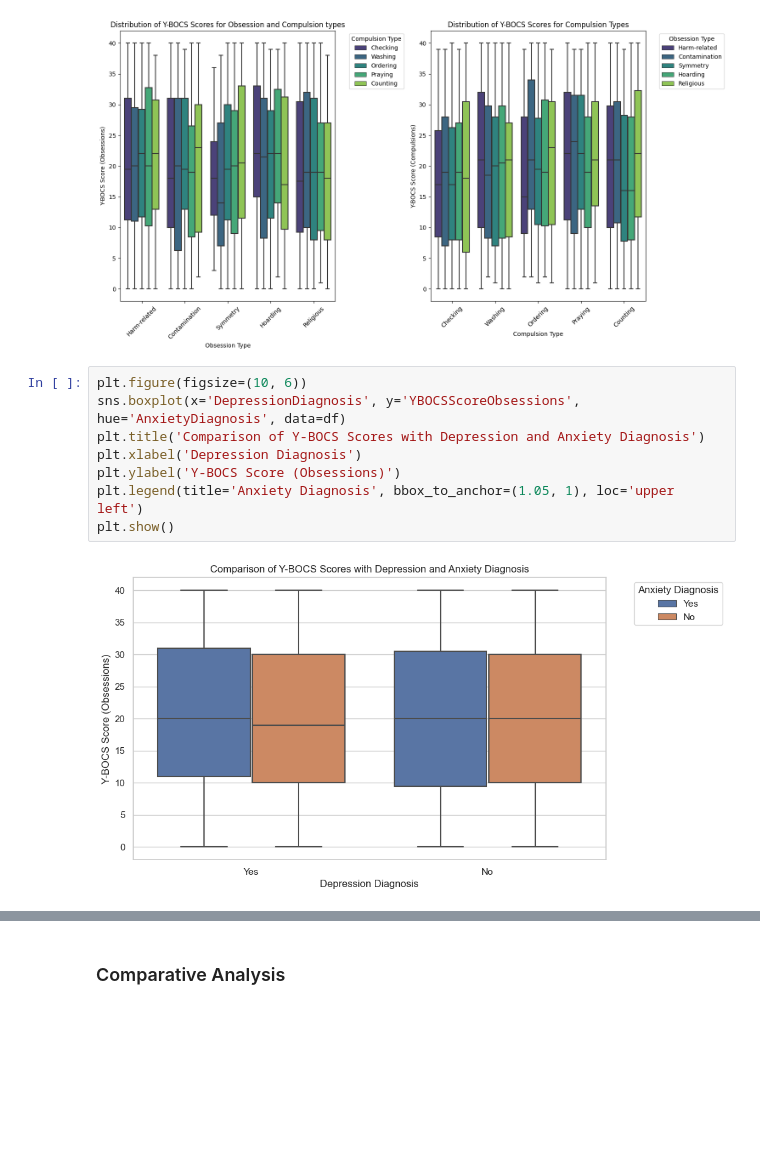
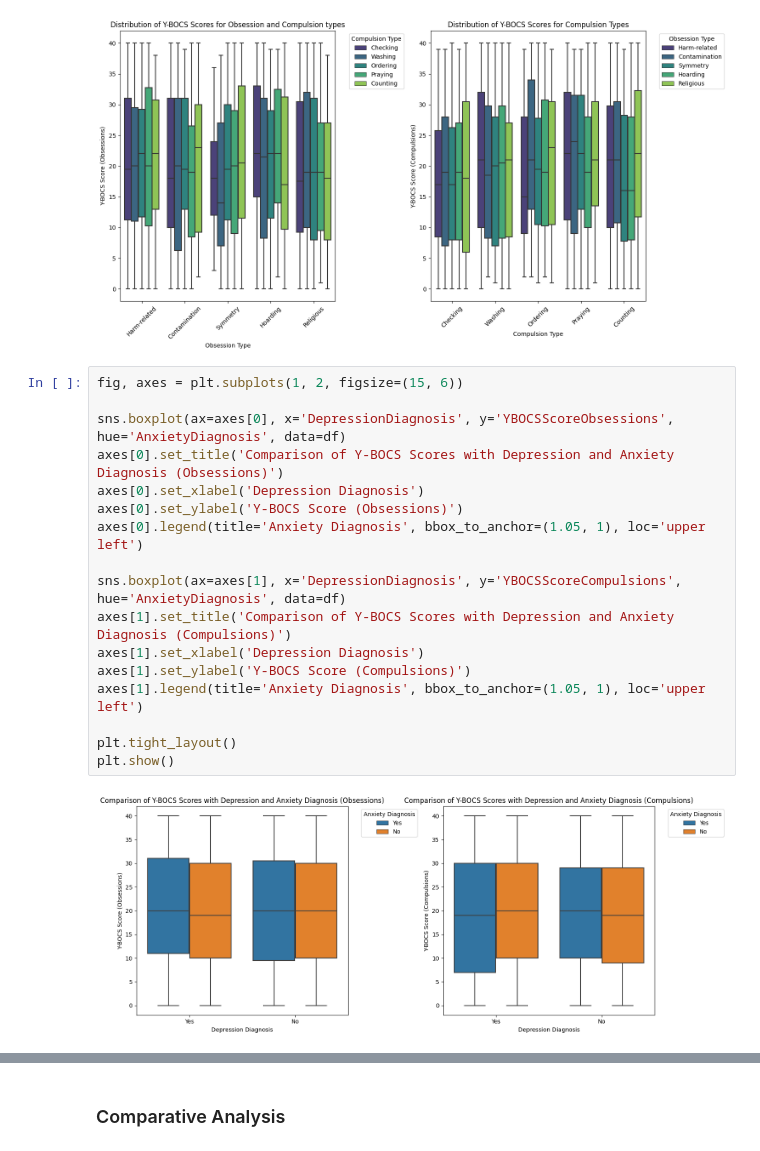
Before and after one commit to Kimchi21/Data-Analysis_Portfolio, a Jupyter notebook: OCD/Python Notebooks/OCD_Patient_Analysis.ipynb, the cells around one changed output, grey strips where cells are left out. Cells and saved outputs as stored; diff of their text form; blank space fills up the shorter version.

```diff
--- a/OCD/Python Notebooks/OCD_Patient_Analysis.ipynb
+++ b/OCD/Python Notebooks/OCD_Patient_Analysis.ipynb
@@ -203,12 +225,21 @@ plt.show()
 # %% [output]
 [figure]
 # %%
-plt.figure(figsize=(10, 6))
-sns.boxplot(x='DepressionDiagnosis', y='YBOCSScoreObsessions', hue='AnxietyDiagnosis', data=df)
-plt.title('Comparison of Y-BOCS Scores with Depression and Anxiety Diagnosis')
-plt.xlabel('Depression Diagnosis')
-plt.ylabel('Y-BOCS Score (Obsessions)')
-plt.legend(title='Anxiety Diagnosis', bbox_to_anchor=(1.05, 1), loc='upper left')
+fig, axes = plt.subplots(1, 2, figsize=(15, 6))
+
+sns.boxplot(ax=axes[0], x='DepressionDiagnosis', y='YBOCSScoreObsessions', hue='AnxietyDiagnosis', data=df)
+axes[0].set_title('Comparison of Y-BOCS Scores with Depression and Anxiety Diagnosis (Obsessions)')
+axes[0].set_xlabel('Depression Diagnosis')
+axes[0].set_ylabel('Y-BOCS Score (Obsessions)')
+axes[0].legend(title='Anxiety Diagnosis', bbox_to_anchor=(1.05, 1), loc='upper left')
+
+sns.boxplot(ax=axes[1], x='DepressionDiagnosis', y='YBOCSScoreCompulsions', hue='AnxietyDiagnosis', data=df)
+axes[1].set_title('Comparison of Y-BOCS Scores with Depression and Anxiety Diagnosis (Compulsions)')
+axes[1].set_xlabel('Depression Diagnosis')
+axes[1].set_ylabel('Y-BOCS Score (Compulsions)')
+axes[1].legend(title='Anxiety Diagnosis', bbox_to_anchor=(1.05, 1), loc='upper left')
+
+plt.tight_layout()
 plt.show()
 # %% [output]
-[figure, old version]
+[figure, new version]
```
Also changed, not shown: parts of 40 cells of this notebook.
